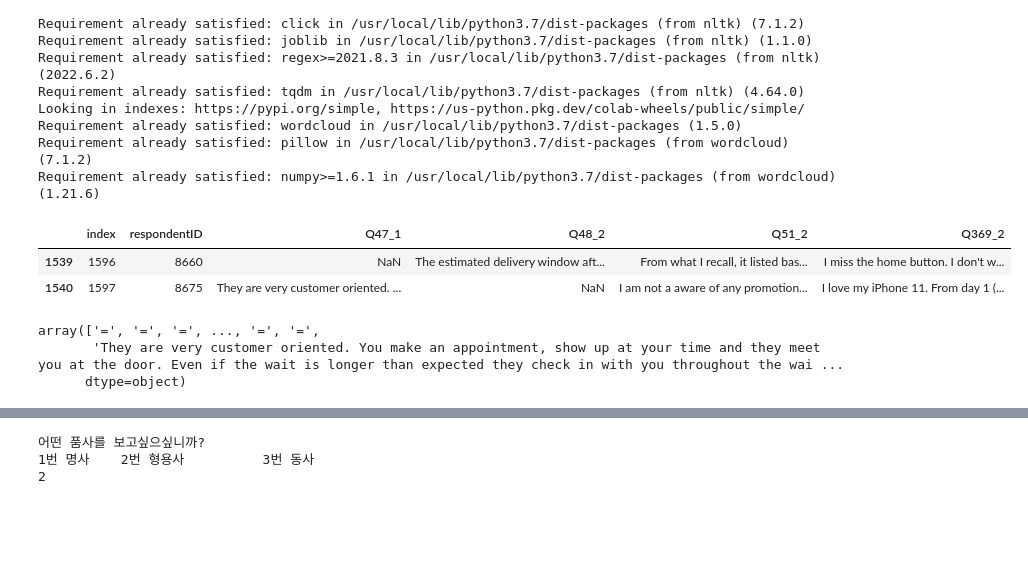
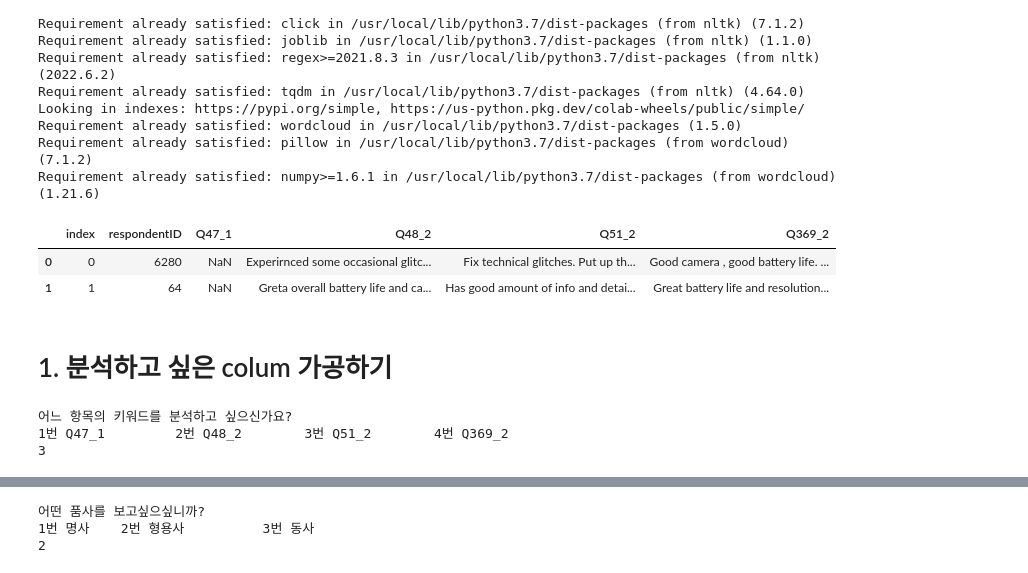
Before and after one commit to KimMinGyu-ay/Data-analysis, a Jupyter notebook: 설문조사_유사응답/WordCloud.ipynb, the cells around one changed output, grey strips where cells are left out. Drawn from its saved outputs; the diff is of its cells as text; code cells hidden in the pictures; blank space fills up the shorter version.

```diff
--- a/설문조사_유사응답/WordCloud.ipynb
+++ b/설문조사_유사응답/WordCloud.ipynb
@@ -38,8 +38,8 @@ import pandas as pd
 import matplotlib.pyplot as plt
 # %%
 df = pd.read_csv("test_finish.csv")
-df.tail(2)
+df.head(2)
 # %% [output]
 |  | index | respondentID | Q47_1 | Q48_2 | Q51_2 | Q369_2 |
-| 1539 | 1596 | 8660 | NaN | The estimated delivery window aft... | From what I recall, it listed bas... | I miss the home button. I don't w... |
-| 1540 | 1597 | 8675 | They are very customer oriented. ... | NaN | I am not a aware of any promotion... | I love my iPhone 11. From day 1 (... |
+| 0 | 0 | 6280 | NaN | Experirnced some occasional glitc... | Fix technical glitches. Put up th... | Good camera , good battery life. ... |
+| 1 | 1 | 64 | NaN | Greta overall battery life and ca... | Has good amount of info and detai... | Great battery life and resolution... |
@@ -48,6 +46,2 @@ df.fillna("=",inplace=True)
-# %%
-df["Q47_1"].values
-# %% [output]
-array(['=', '=', '=', ..., '=', '=',
-       'They are very customer oriented. You make an appointment, show up at your time and they meet you at the door. Even if the wait is longer than expected they check in with you throughout the wai ...
-      dtype=object)
+# %% [markdown]
+# 1. 분석하고 싶은 colum 가공하기
@@ -53,0 +51,9 @@ array(['=', '=', '=', ..., '=', '=',
+# %%
+print("어느 항목의 키워드를 분석하고 싶으신가요?")
+colum_idx = int(input("1번 Q47_1\t 2번 Q48_2\t 3번 Q51_2\t 4번 Q369_2\n"))
+
+colums = ["Q47_1","Q48_2","Q51_2","Q369_2"]
+# %% [output]
+어느 항목의 키워드를 분석하고 싶으신가요?
+1번 Q47_1         2번 Q48_2        3번 Q51_2        4번 Q369_2
+3
```
Also changed, not shown: parts of 11 cells of this notebook.
